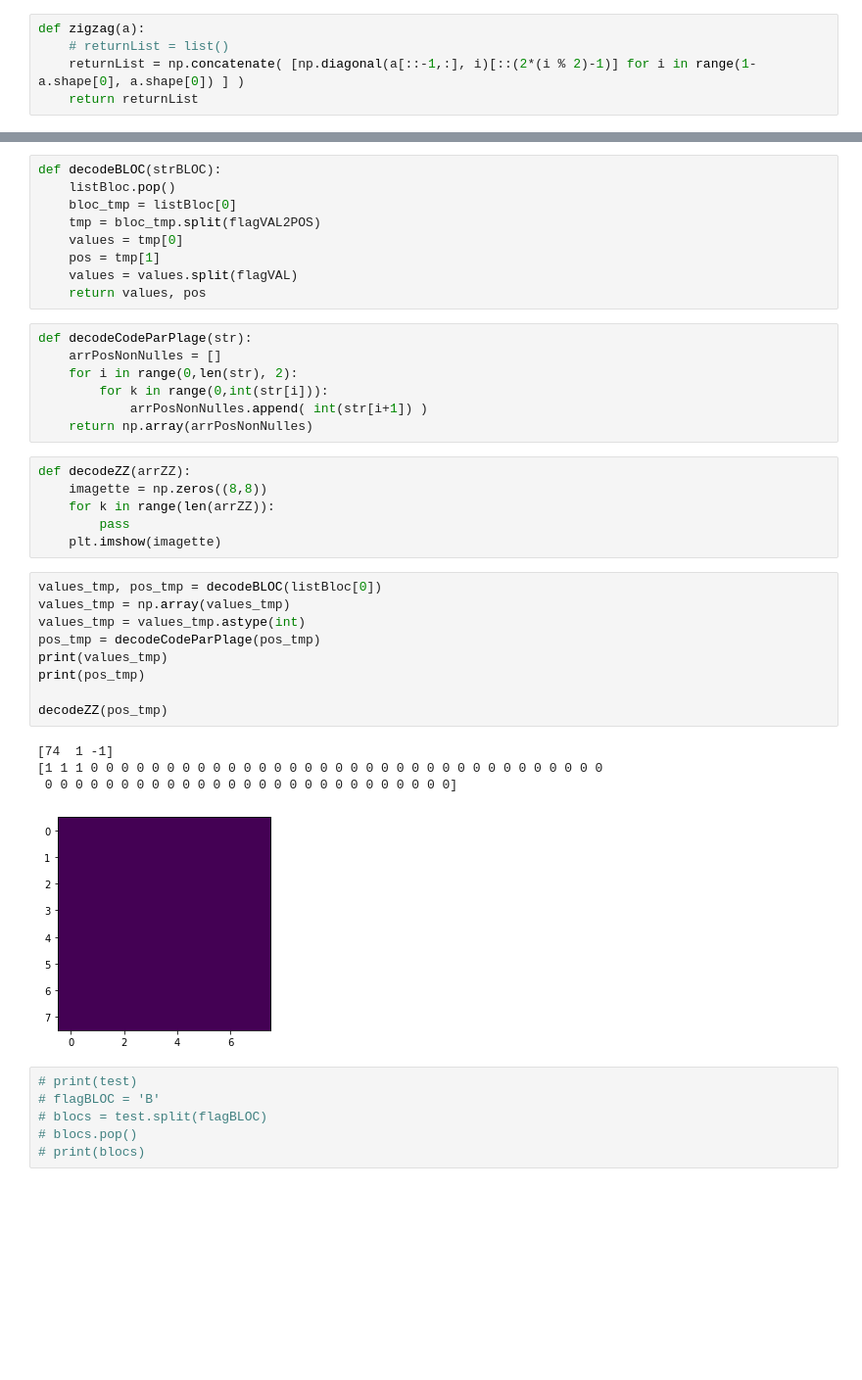
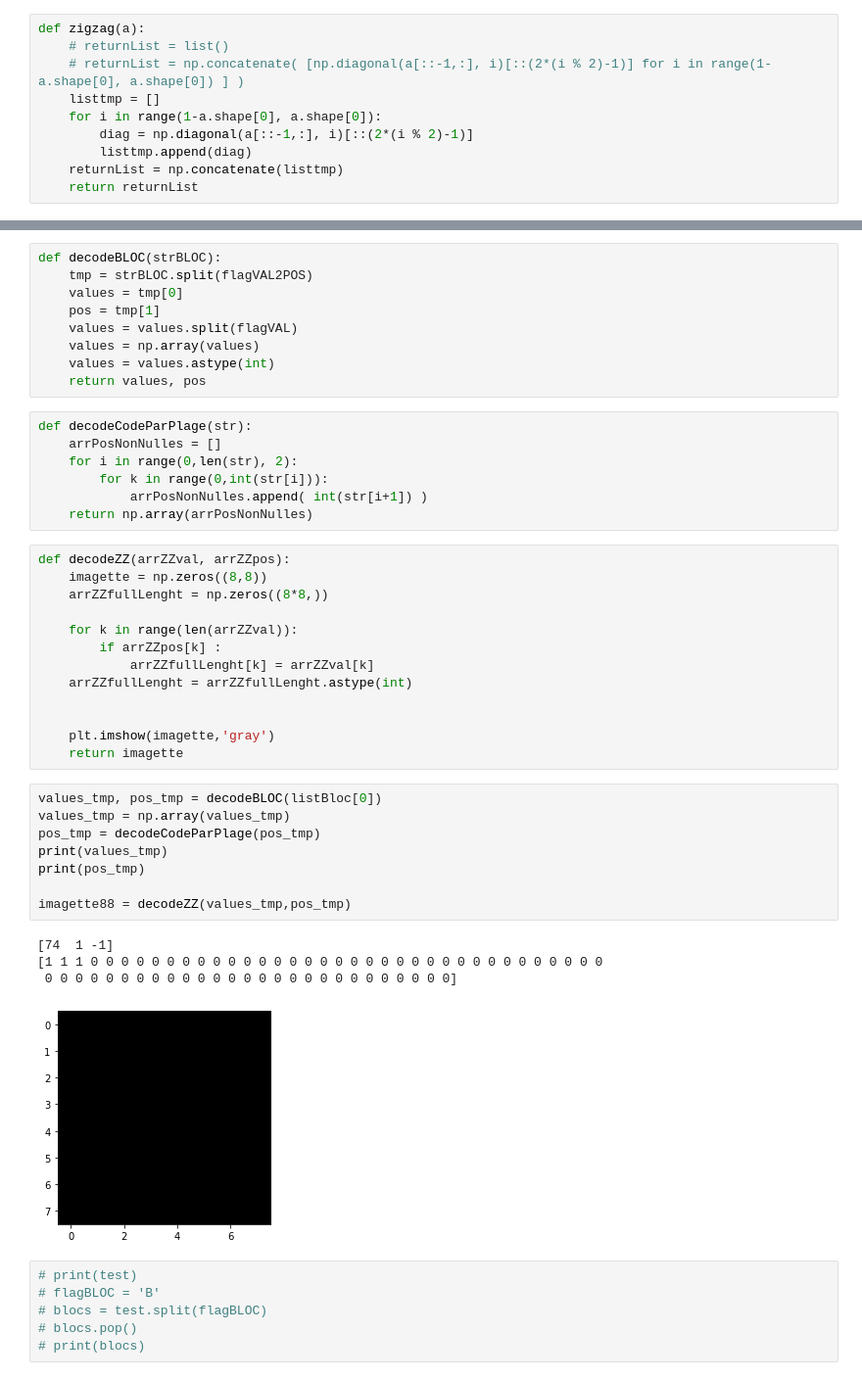
Before and after one commit to AdrienHrdz/compression, a Jupyter notebook: tp.ipynb, the cells around one changed output, grey strips where cells are left out. Shown at 98% size. Cells and saved outputs as stored; diff of their text form; blank space fills up the shorter version.

```diff
--- a/tp.ipynb
+++ b/tp.ipynb
@@ -95,7 +95,12 @@ for T in listImages88DCT:
 # %%
 def zigzag(a):
     # returnList = list()
-    returnList = np.concatenate( [np.diagonal(a[::-1,:], i)[::(2*(i % 2)-1)] for i in range(1-a.shape[0], a.shape[0]) ] )
+    # returnList = np.concatenate( [np.diagonal(a[::-1,:], i)[::(2*(i % 2)-1)] for i in range(1-a.shape[0], a.shape[0]) ] )
+    listtmp = []
+    for i in range(1-a.shape[0], a.shape[0]):
+        diag = np.diagonal(a[::-1,:], i)[::(2*(i % 2)-1)]
+        listtmp.append(diag)
+    returnList = np.concatenate(listtmp)
     return returnList
 # %%
 # Parcours en zigzag de chaque DFT 8x8
@@ -216,11 +224,11 @@ listBloc = stringTot.split(flagBLOC)
 # %%
 def decodeBLOC(strBLOC):
-    listBloc.pop()
-    bloc_tmp = listBloc[0]
-    tmp = bloc_tmp.split(flagVAL2POS)
+    tmp = strBLOC.split(flagVAL2POS)
     values = tmp[0]
     pos = tmp[1]
     values = values.split(flagVAL)
+    values = np.array(values)
+    values = values.astype(int)
     return values, pos
 # %%
 def decodeCodeParPlage(str):
@@ -230,25 +238,31 @@ def decodeCodeParPlage(str):
             arrPosNonNulles.append( int(str[i+1]) )
     return np.array(arrPosNonNulles)
 # %%
-def decodeZZ(arrZZ):
+def decodeZZ(arrZZval, arrZZpos):
     imagette = np.zeros((8,8))
-    for k in range(len(arrZZ)):
-        pass
-    plt.imshow(imagette)
+    arrZZfullLenght = np.zeros((8*8,))
+
+    for k in range(len(arrZZval)):
+        if arrZZpos[k] :
+            arrZZfullLenght[k] = arrZZval[k]
+    arrZZfullLenght = arrZZfullLenght.astype(int)
+
+
+    plt.imshow(imagette,'gray')
+    return imagette
 # %%
 values_tmp, pos_tmp = decodeBLOC(listBloc[0])
 values_tmp = np.array(values_tmp)
-values_tmp = values_tmp.astype(int)
 pos_tmp = decodeCodeParPlage(pos_tmp)
 print(values_tmp)
 print(pos_tmp)
 
-decodeZZ(pos_tmp)
+imagette88 = decodeZZ(values_tmp,pos_tmp)
 # %% [output]
 [74  1 -1]
 [1 1 1 0 0 0 0 0 0 0 0 0 0 0 0 0 0 0 0 0 0 0 0 0 0 0 0 0 0 0 0 0 0 0 0 0 0
  0 0 0 0 0 0 0 0 0 0 0 0 0 0 0 0 0 0 0 0 0 0 0 0 0 0 0]
-[figure, old version]
+[figure, new version]
 # %%
 # print(test)
 # flagBLOC = 'B'
```
Also changed, not shown: parts of 1 cell of this notebook.
